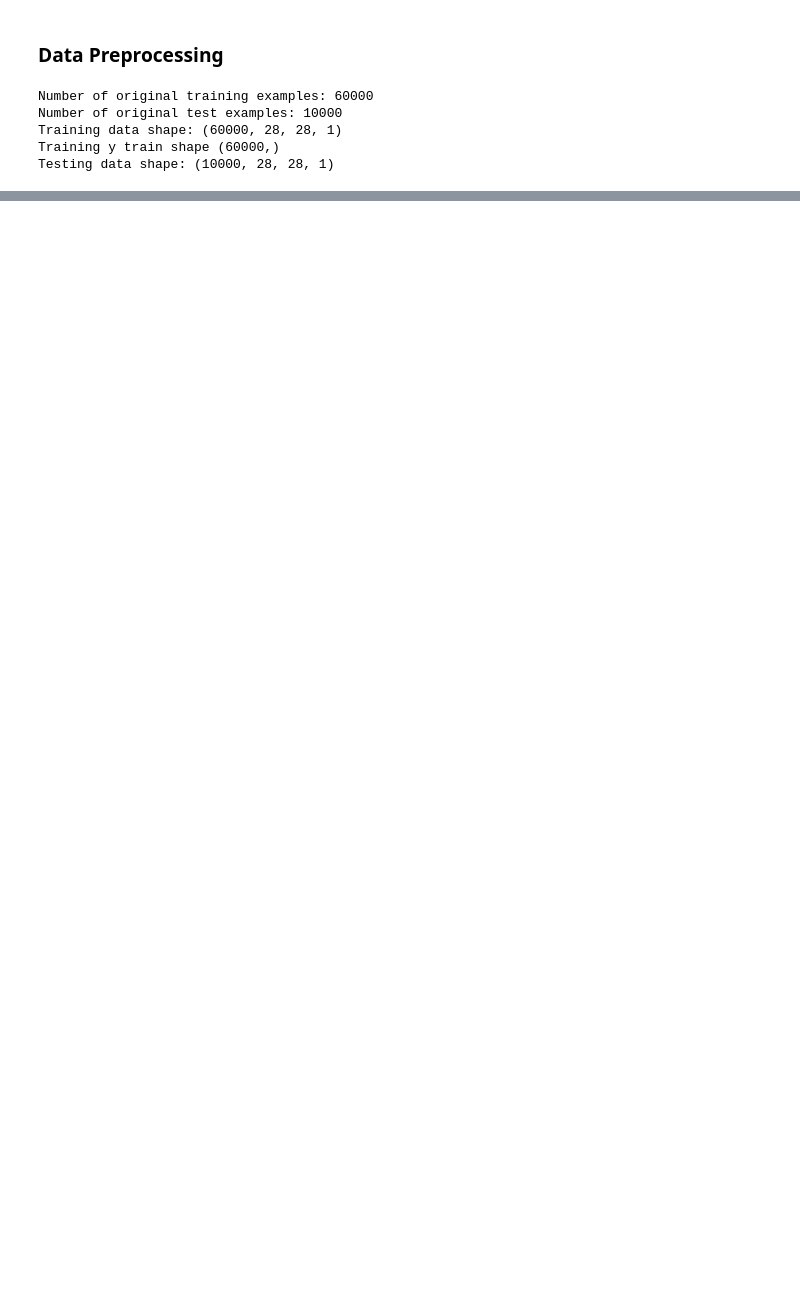
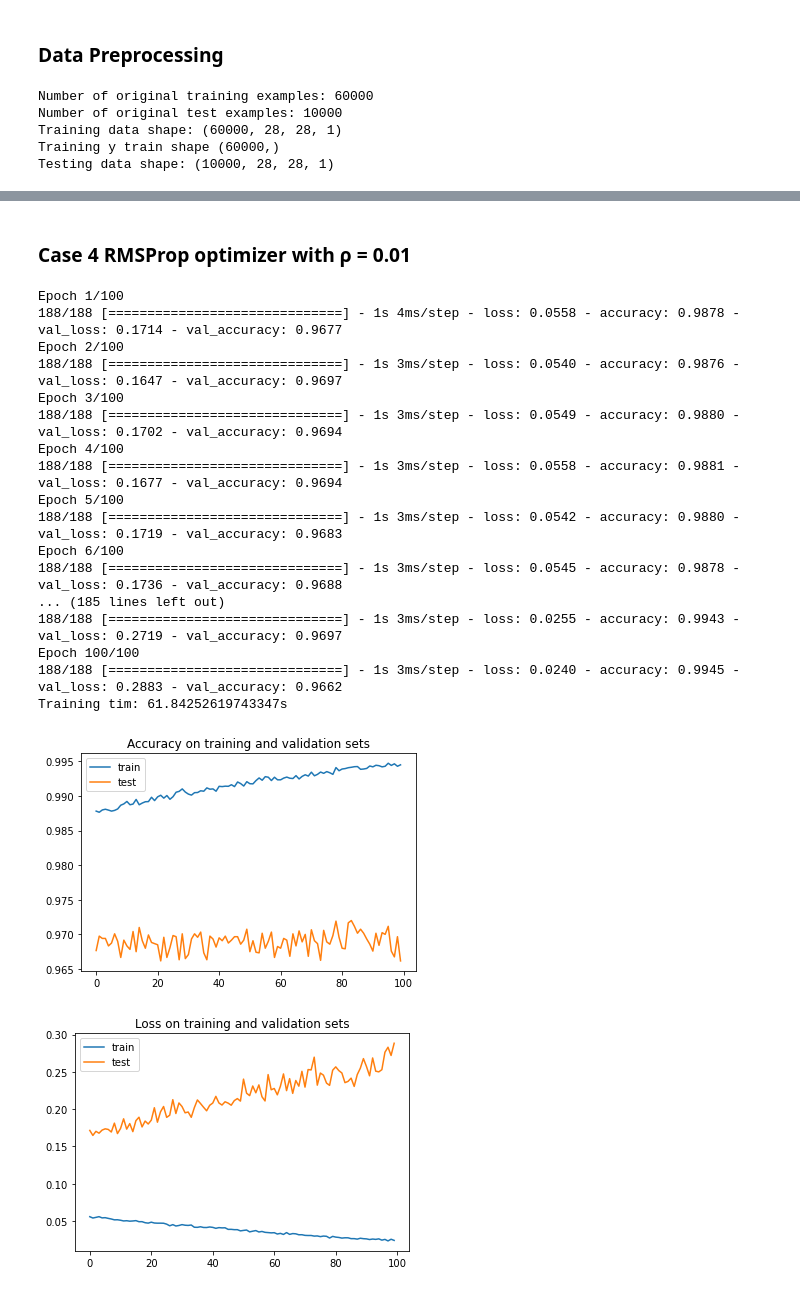
Before and after one commit to ArtoriasAbyssslayer/Computational_Intelligence, a Jupyter notebook: MultilayerPerceptronClassification/src/MLP_Classification_MNIST_notebook.ipynb, the cells around one changed output, grey strips where cells are left out. Cells and saved outputs as stored; diff of their text form; code cells hidden in the pictures; blank space fills up the shorter version.

```diff
--- a/MultilayerPerceptronClassification/src/MLP_Classification_MNIST_notebook.ipynb
+++ b/MultilayerPerceptronClassification/src/MLP_Classification_MNIST_notebook.ipynb
@@ -183,0 +249,41 @@ optimizer = tf.optimizers.SGD(learning_rate=///)
+# %% [markdown]
+### Case 4 RMSProp optimizer with ρ = 0.01
+# %%
+model_default.compile(optimizer=tf.keras.optimizers.RMSprop(learning_rate=0.001,rho=0.01),loss=tf.keras.losses.CategoricalCrossentropy(from_logits=True),metrics=['accuracy'])
+tic = time.time()
+
+history = model_default.fit(x_train, y_train, epochs=100, batch_size=256, validation_split=0.2, verbose=1)
+toc = time.time()
+print("Training tim: {}s".format(toc-tic))
+plt.figure(7)
+plt.plot(history.history['accuracy'], label = 'train')
+plt.plot(history.history['val_accuracy'], label = 'test')
+plt.legend()
+plt.title('Accuracy on training and validation sets')
+plt.show()
+plt.figure(8)
+plt.plot(history.history['loss'],label='train')
+plt.plot(history.history['val_loss'],label='test')
+plt.legend()
+plt.title('Loss on training and validation sets')
+plt.show()
+# %% [output]
+Epoch 1/100
+188/188 [==============================] - 1s 4ms/step - loss: 0.0558 - accuracy: 0.9878 - val_loss: 0.1714 - val_accuracy: 0.9677
+Epoch 2/100
+188/188 [==============================] - 1s 3ms/step - loss: 0.0540 - accuracy: 0.9876 - val_loss: 0.1647 - val_accuracy: 0.9697
+Epoch 3/100
+188/188 [==============================] - 1s 3ms/step - loss: 0.0549 - accuracy: 0.9880 - val_loss: 0.1702 - val_accuracy: 0.9694
+Epoch 4/100
+188/188 [==============================] - 1s 3ms/step - loss: 0.0558 - accuracy: 0.9881 - val_loss: 0.1677 - val_accuracy: 0.9694
+Epoch 5/100
+188/188 [==============================] - 1s 3ms/step - loss: 0.0542 - accuracy: 0.9880 - val_loss: 0.1719 - val_accuracy: 0.9683
+Epoch 6/100
+188/188 [==============================] - 1s 3ms/step - loss: 0.0545 - accuracy: 0.9878 - val_loss: 0.1736 - val_accuracy: 0.9688
+... (185 lines left out)
+188/188 [==============================] - 1s 3ms/step - loss: 0.0255 - accuracy: 0.9943 - val_loss: 0.2719 - val_accuracy: 0.9697
+Epoch 100/100
+188/188 [==============================] - 1s 3ms/step - loss: 0.0240 - accuracy: 0.9945 - val_loss: 0.2883 - val_accuracy: 0.9662
+Training tim: 61.84252619743347s
+[figure, added]
+[figure, added]
```
Also changed, not shown: parts of 28 cells of this notebook.
